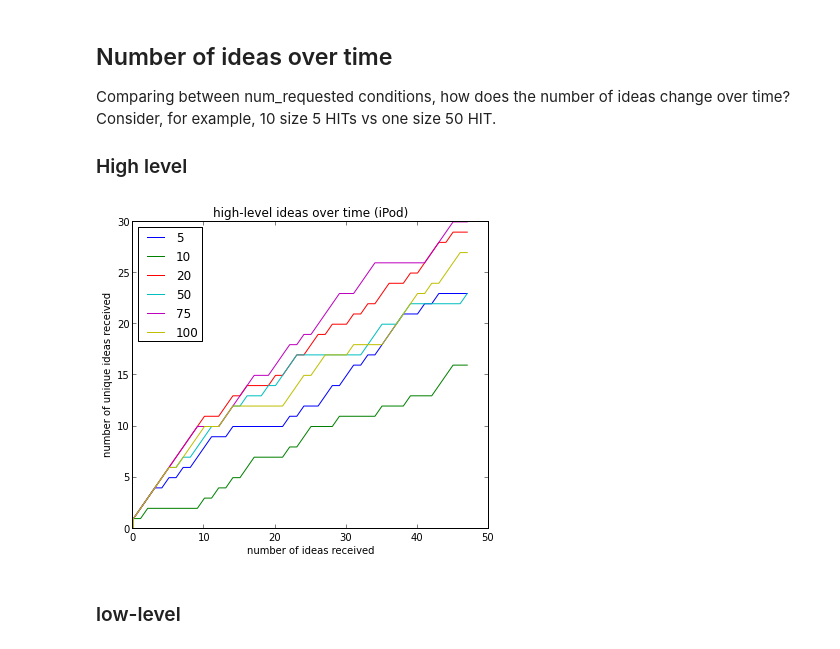
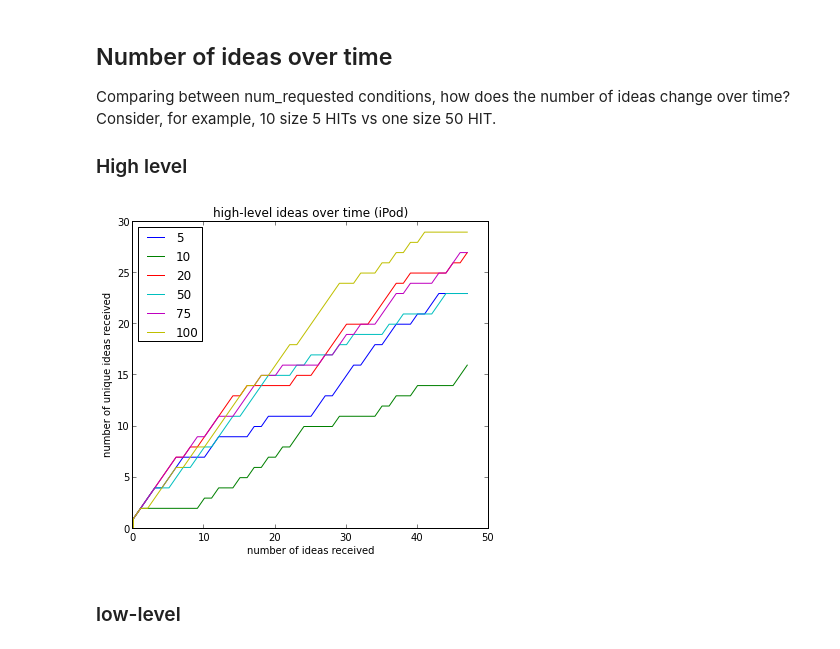
Before and after one commit to filkry/crowbrain, a Jupyter notebook: exps/post_pilot16_stats.ipynb, the cells around one changed output. Cells and saved outputs as stored; diff of their text form; code cells hidden in the pictures.

```diff
--- a/exps/post_pilot16_stats.ipynb
+++ b/exps/post_pilot16_stats.ipynb
@@ -1100,19 +1076,3 @@ hists(conditions, 'number of nodes in subtree', 'number of nodes', 'number of su
 [figure]
 # %% [markdown]
 + number of leaf nodes in each subtree
-# %%
-conditions = []
-
-def num_leaf_nodes(qc, subtree):
-    hcm = h_cluster_map[qc]
-    count = 0
-    for n in subtree.nodes():
-        if len(hcm.successors(n)) == 0:
-            count += 1
-    return count
-
-for qc in question_codes:
-    num_leaf_nodes_in_subtree = [num_leaf_nodes(qc, g) for g in U_sgs[qc]]
-    conditions.append((qc, question_colors[qc], num_leaf_nodes_in_subtree))
-
-hists(conditions, 'number of leaf nodes in subtree', 'number of leaf nodes', 'number of subtrees', thin_bins=True)
@@ -1138,19 +1096,19 @@ We are looking to answer the following questions:
 ## Number of Clusters
 # %%
 def num_clusters(question_code):
-    sub_df = h_clustered[h_clustered['question_code'] == question_code]
+    sub_df = h_cluster_valid_df[h_cluster_valid_df['question_code'] == question_code]
     return len(set(sub_df['h_cluster']))
 
 for qc in question_codes:
     print "Question code %s" % qc
     print "\tNumber of ideas:", len(df[df['question_code'] == qc])
-    print "\tNumber of clustered ideas:", len(h_clustered[(h_clustered['question_code'] == qc)])
+    print "\tNumber of clustered ideas:", len(h_cluster_valid_df[(h_cluster_valid_df['question_code'] == qc)])
 
-    if len(h_clustered[(h_clustered['question_code'] == qc)]) == 0:
+    if len(h_cluster_valid_df[(h_cluster_valid_df['question_code'] == qc)]) == 0:
            continue
 
     print '\tNumber of "low clusters" for question code', qc, ':', num_clusters(qc)
-    thing = len(h_clustered[h_clustered['question_code'] == qc])/float(num_clusters(qc))
+    thing = len(h_cluster_valid_df[h_cluster_valid_df['question_code'] == qc])/float(num_clusters(qc))
     print "\tresponses per cluster", thing
 # %% [output]
 Question code iPod
@@ -1207,7 +1165,7 @@ for i, nr in enumerate(sorted(number_conditions)):
         num_clusters = [0,]
 
         for name, run in runs:
-            for c in run['h_cluster_high']:
+            for c in run['subtree_root']:
                 clusters.add(c)
             num_clusters.append(len(clusters))
 
@@ -1229,7 +1187,6 @@ for i, nr in enumerate(sorted(number_conditions)):
     title('high-level ideas over time (%i)' % nr)
 
     for qc in question_codes:
-        hcm = h_cluster_map[qc]
         ssub_df = sub_df[(sub_df['question_code'] == qc)]
         ssub_df = ssub_df.sort('submit_datetime')
         runs = ssub_df.groupby('hashed_worker_id')
@@ -1240,7 +1197,7 @@ for i, nr in enumerate(sorted(number_conditions)):
         for name, run in runs:
             for i in run.index:
                 c = run['h_cluster'][i]
-                if run['num_ideas_below'][i] > 1 and len(hcm.predecessors(c)) == 0:
+                if run['num_ideas_under'][i] > 1 and run['is_root'][i] == 1:
                     clusters.add(c)
             num_clusters.append(len(clusters))
 
@@ -1288,20 +1245,20 @@ Comparing between num_requested conditions, how does the number of ideas change
 # %%
 def count_func(df):
     clusters = set()
     num_clusters = [(0,0)]
 
-    for i, c in enumerate(df['h_cluster_high']):
+    for i, c in enumerate(df['subtree_root']):
         clusters.add(c)
         num_clusters.append((i, len(clusters)))
 
     return num_clusters
 
 count_over_responses_cross_qc(h_cluster_valid_df, count_func,
                               'number of ideas received',
                               'number of unique ideas received',
                               'high-level ideas over time')
 # %% [output]
-[figure, old version]
+[figure, new version]
 # %% [markdown]
 ### low-level
 # %%
```
Also changed, not shown: parts of 43 cells of this notebook, 1 other file.
